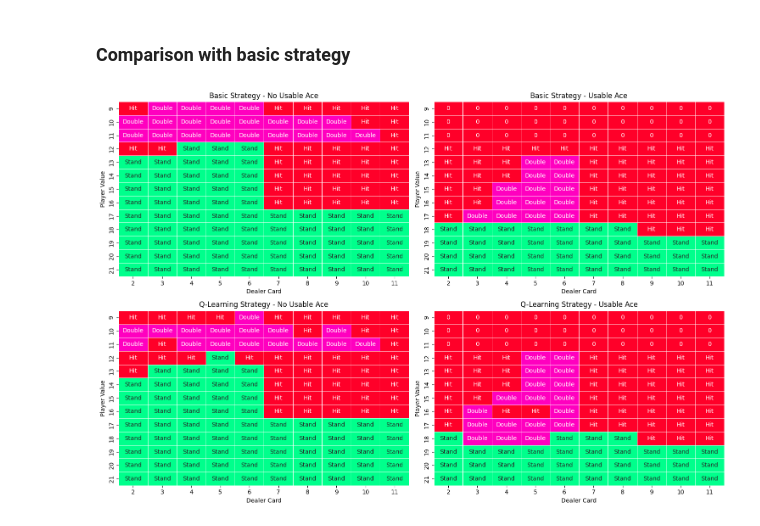
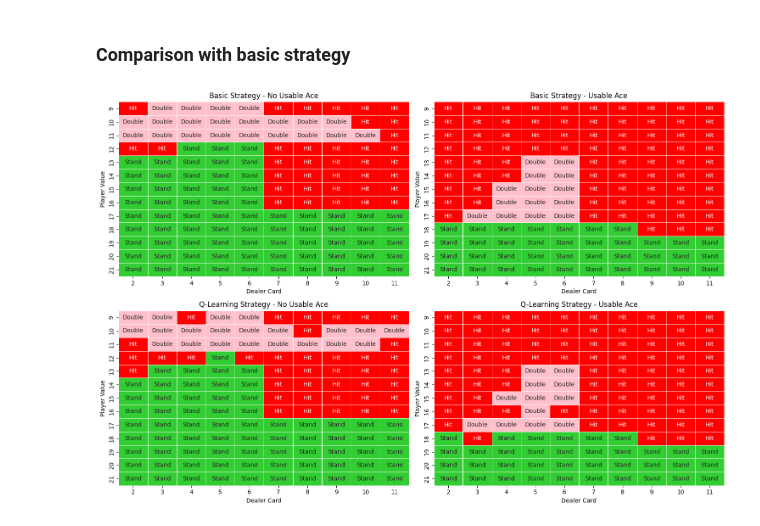
Before and after one commit to TommasoVezzoli/21-brain, a Jupyter notebook: notebooks/dq_hit_stand_dd.ipynb, the cells around one changed output. Saved outputs shown, nothing was run; the diff lists cells and outputs as text; code cells hidden in the pictures.

```diff
--- a/notebooks/dq_hit_stand_dd.ipynb
+++ b/notebooks/dq_hit_stand_dd.ipynb
@@ -921,4 +733,4 @@ def visualize_blackjack_policies(basic_strat_file, q_table_df):
 # %%
-visualize_blackjack_policies("basic_strat_doub.csv", "dq_h_s_dd_strat.csv")
+visualize_hit_stand_dd("basic_strat_doub.csv", "dq_h_s_dd_strat.csv")
 # %% [output]
-[figure, old version]
+[figure, new version]
```
Also changed, not shown: parts of 30 cells of this notebook, 12 other files.
